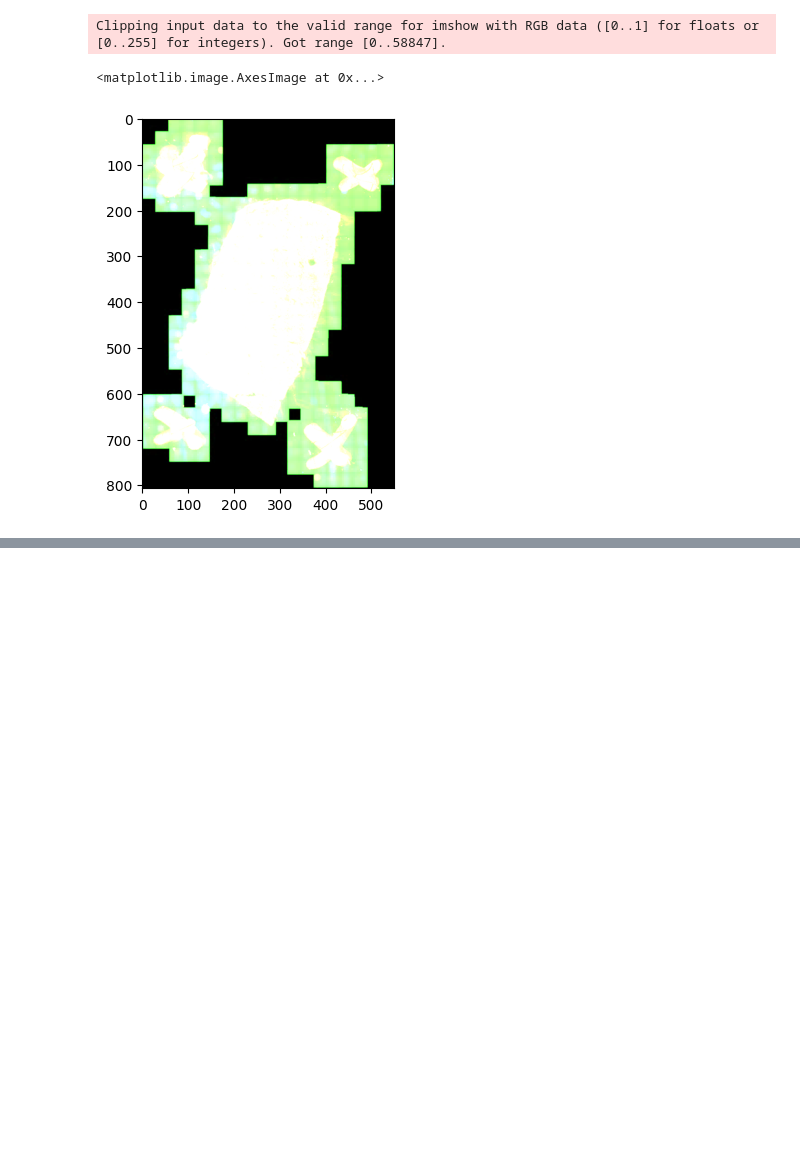
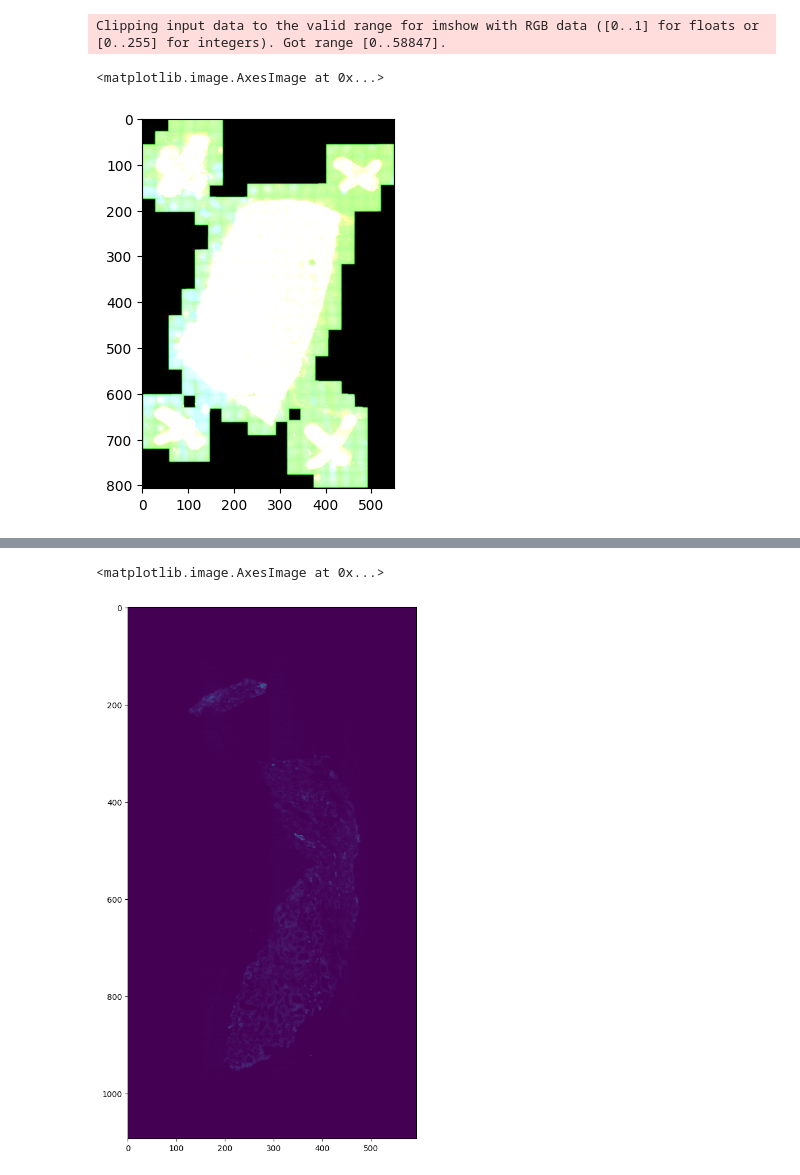
Before and after one commit to vandeplaslab/image2image, a Jupyter notebook: scratch/2025_09_08_fix_czi.ipynb, the cells around one changed output, grey strips where cells are left out. Cells and saved outputs as stored; diff of their text form; code cells hidden in the pictures; blank space fills up the shorter version.

```diff
--- a/scratch/2025_09_08_fix_czi.ipynb
+++ b/scratch/2025_09_08_fix_czi.ipynb
@@ -67,0 +83,4 @@ Clipping input data to the valid range for imshow with RGB data ([0..1] for floa
+# %%
+base_dir = Path(r"Y:\kpmp\sandbox\anna\KPMP - Batch 4\postAF")
+files = list(base_dir.glob("250721*.czi"))
+files
@@ -67,0 +212,37 @@ Clipping input data to the valid range for imshow with RGB data ([0..1] for floa
+# %%
+output_dir = base_dir / "ome-tiffs-mean"
+output_dir.mkdir(exist_ok=True, parents=True)
+
+for file in files:
+    output_file = output_dir / f"{reader.path.stem}.ome.tiff"
+    if output_file.exists():
+        continue
+
+    czi = CziFile(file)
+    reader = get_simple_reader(file, init_pyramid=False, scene_index=0)
+
+    axes = list(reader.fh.axes)
+    shape = list(reader.fh.shape)
+    orig_shape = list(reader.fh.shape)
+    channel_names = reader.channel_names
+    print(axes, shape, orig_shape, channel_names)
+
+    data = reader.fh.asarray()
+    data = np.squeeze(data)
+
+    names, arrays = [], []
+    for i in range(3):
+        channel_name = reader.channel_names[i]
+        array = data[i]
+        mean = array.mean(axis=(0, 1))
+        names.append(channel_name)
+        arrays.append(array[:, :, mean.argmax()])
+    arrays = np.stack(arrays, axis=0)
+
+    write_ome_tiff_from_array(
+        output_file,
+        channel_names=names,
+        array=arrays,
+        reader=None,
+        resolution=reader.resolution
+)
@@ -67,0 +295,6 @@ Clipping input data to the valid range for imshow with RGB data ([0..1] for floa
+# %%
+plt.figure(figsize=(12, 12))
+plt.imshow(data[1][::10, ::10, 0])
+# %% [output]
+<matplotlib.image.AxesImage at 0x...>
+[figure, added]
```
Also changed, not shown: parts of 18 cells of this notebook, 3 other files.
